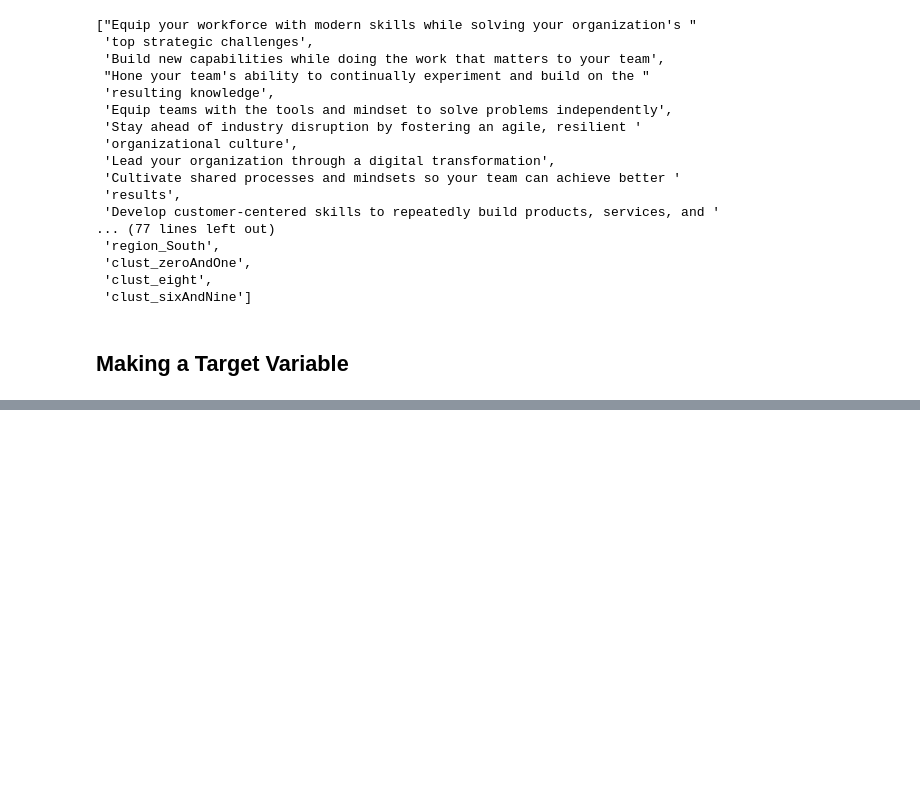
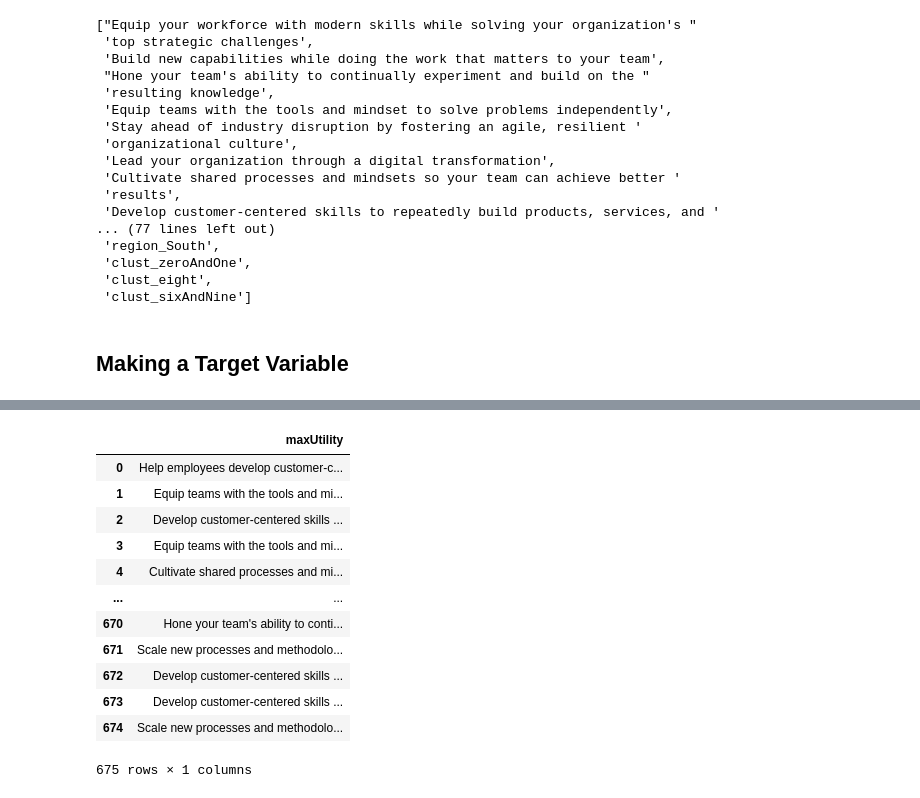
Before and after one commit to ideo/ideo-academy-survey, a Jupyter notebook: eda_and_regression.ipynb, the cells around one changed output, grey strips where cells are left out. Cells and saved outputs as stored; diff of their text form; code cells hidden in the pictures; blank space fills up the shorter version.

```diff
--- a/eda_and_regression.ipynb
+++ b/eda_and_regression.ipynb
@@ -45,7 +45,7 @@ def create_male_column(in_df, op_column = "What best describes your gender?",
     out_df = in_df.copy()
     out_df["is_male"] = out_df[op_column].fillna(null_fill)
     out_df["is_male"] = out_df.is_male.str.contains("Male")
-    out_df["is_male"] = out_df.is_executive.astype(int)
+    out_df["is_male"] = out_df.is_male.astype(int)
     return out_df.drop(labels = op_column, axis = 1)
 # %%
 def add_cluster_columns(in_df, op_column = "labels"):
@@ -186,0 +195,20 @@ base_df["Unnamed: 0"].head(5)
+# %%
+util_score_df = reg_df[UTILITY_SCORE_COLS].copy()
+# %%
+max_utility_vps = util_score_df.idxmax(axis = 1)
+max_utility_df = pd.DataFrame(data = max_utility_vps, columns = ["maxUtility"])
+max_utility_df
+# %% [output]
+|  | maxUtility |
+| 0 | Help employees develop customer-c... |
+| 1 | Equip teams with the tools and mi... |
+| 2 | Develop customer-centered skills ... |
+| 3 | Equip teams with the tools and mi... |
+| 4 | Cultivate shared processes and mi... |
+| ... | ... |
+| 670 | Hone your team's ability to conti... |
+| 671 | Scale new processes and methodolo... |
+| 672 | Develop customer-centered skills ... |
+| 673 | Develop customer-centered skills ... |
+| 674 | Scale new processes and methodolo... |
+675 rows × 1 columns
```
Also changed, not shown: parts of 33 cells of this notebook.
